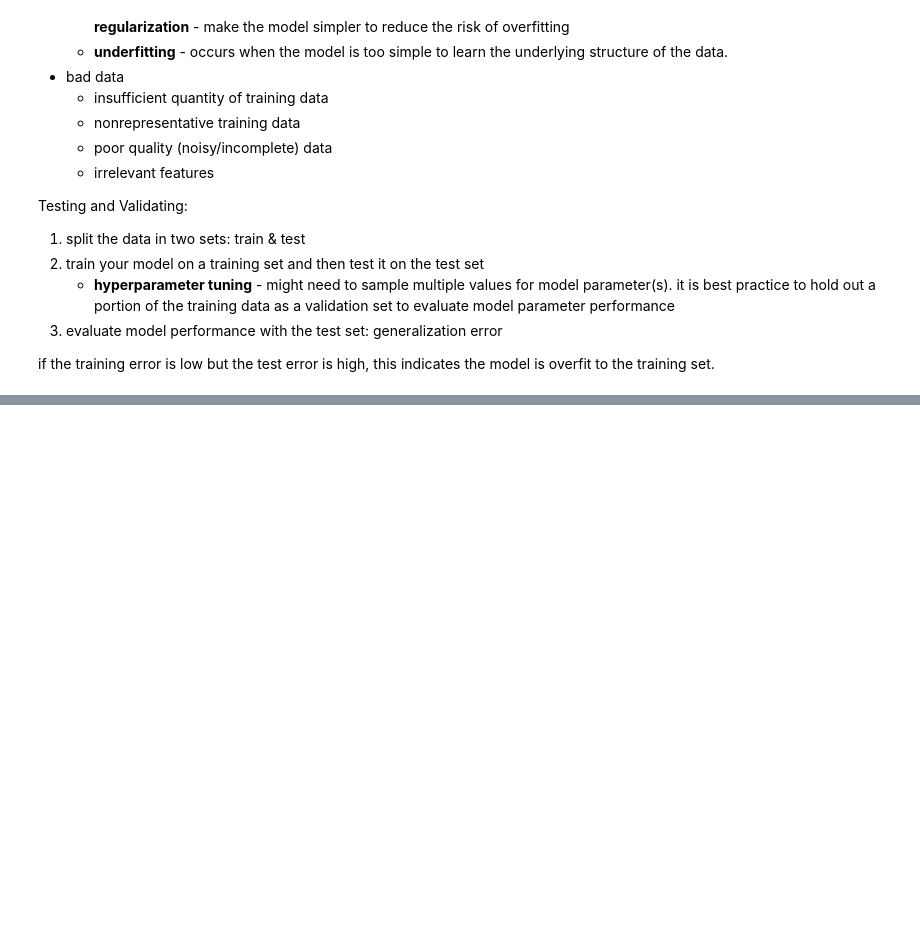
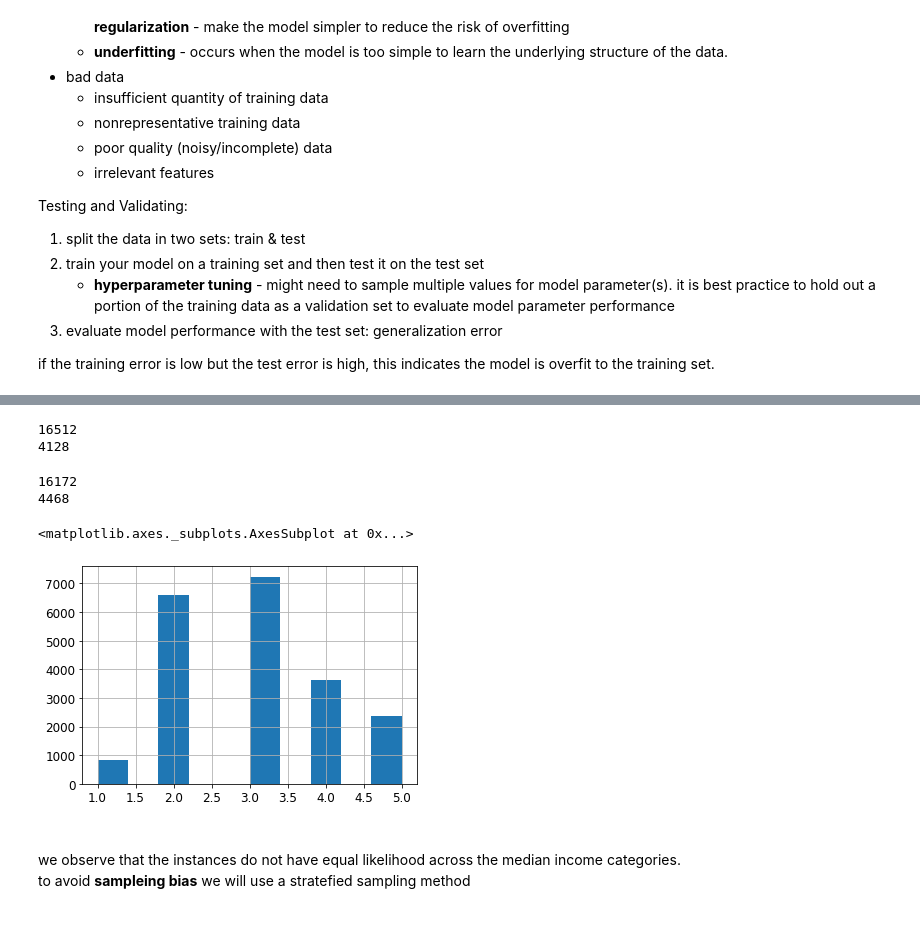
Before and after one commit to SmilodonCub/ReadingLearningTinkering, a Jupyter notebook: ML_wSKLKTF/HandsOn_ML_notes.ipynb, the cells around one changed output, grey strips where cells are left out. Saved outputs shown, nothing was run; the diff lists cells and outputs as text; code cells hidden in the pictures; blank space fills up the shorter version.

```diff
--- a/ML_wSKLKTF/HandsOn_ML_notes.ipynb
+++ b/ML_wSKLKTF/HandsOn_ML_notes.ipynb
@@ -118,0 +285,7 @@ if the training error is low but the test error is high, this indicates the mode
+# %%
+train_set, test_set = split_train_test( housing, 0.2 )
+print( len( train_set ) )
+print( len( test_set ) )
+# %% [output]
+16512
+4128
@@ -118,0 +303,9 @@ if the training error is low but the test error is high, this indicates the mode
+# %%
+housing_with_id = housing.copy()
+housing_with_id[ 'id' ] = housing[ "longitude" ]*1000 + housing[ "longitude" ]
+train_set, test_set = split_train_test_by_id( housing_with_id, 0.2, "id" )
+print( len( train_set ) )
+print( len( test_set ) )
+# %% [output]
+16172
+4468
@@ -118,0 +316,16 @@ if the training error is low but the test error is high, this indicates the mode
+# %%
+housing[ "income_cat" ] = pd.cut( housing[ "median_income" ],
+                                bins = [ 0., 1.5, 3.0, 4.5, 6., np.inf ],
+                                labels = [ 1,2,3,4,5 ] )
+housing[ "income_cat" ].hist()
+plt.show()
+# %% [output]
+<matplotlib.axes._subplots.AxesSubplot at 0x...>
+[figure, added]
+# %% [markdown]
+<br>
+
+we observe that the instances do not have equal likelihood across the median income categories.
+to avoid **sampleing bias** we will use a stratefied sampling method
+
+<br>
```
Also changed, not shown: parts of 23 cells of this notebook.
